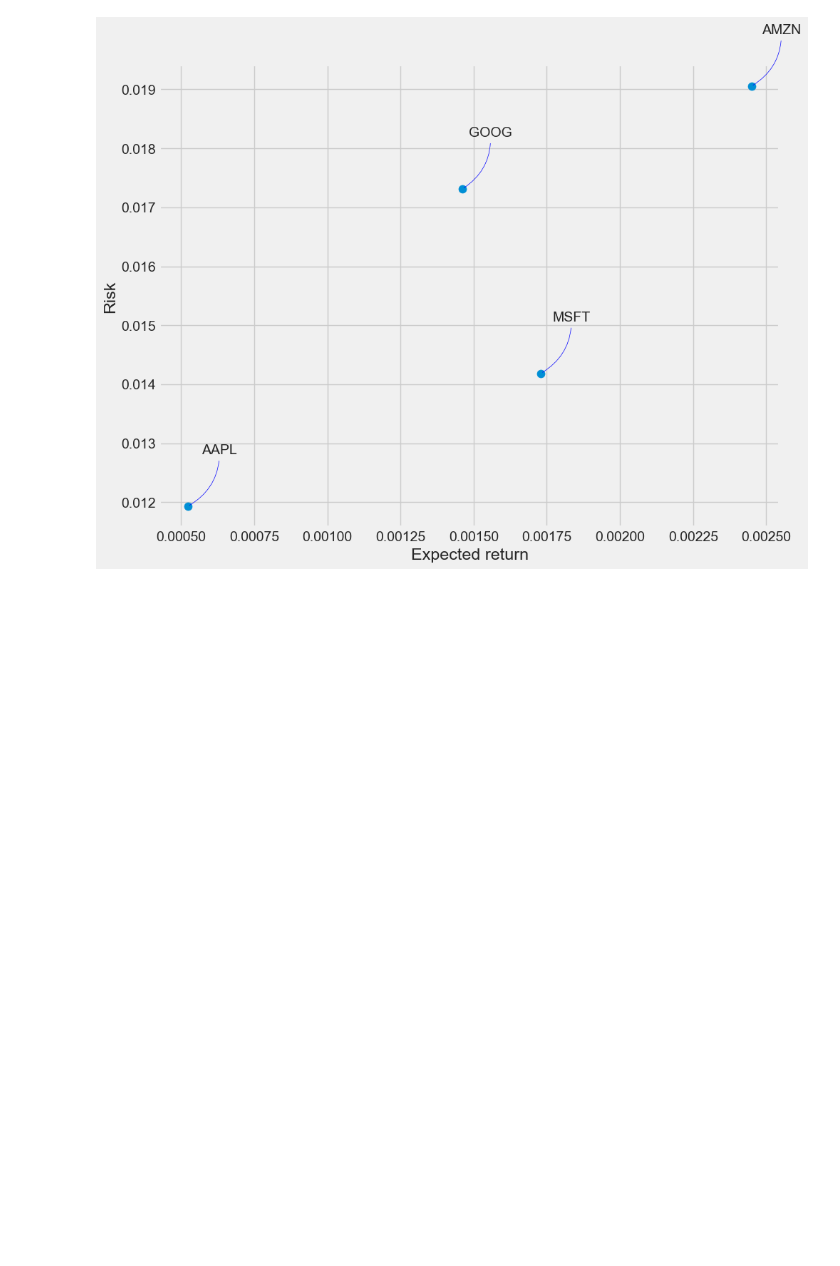
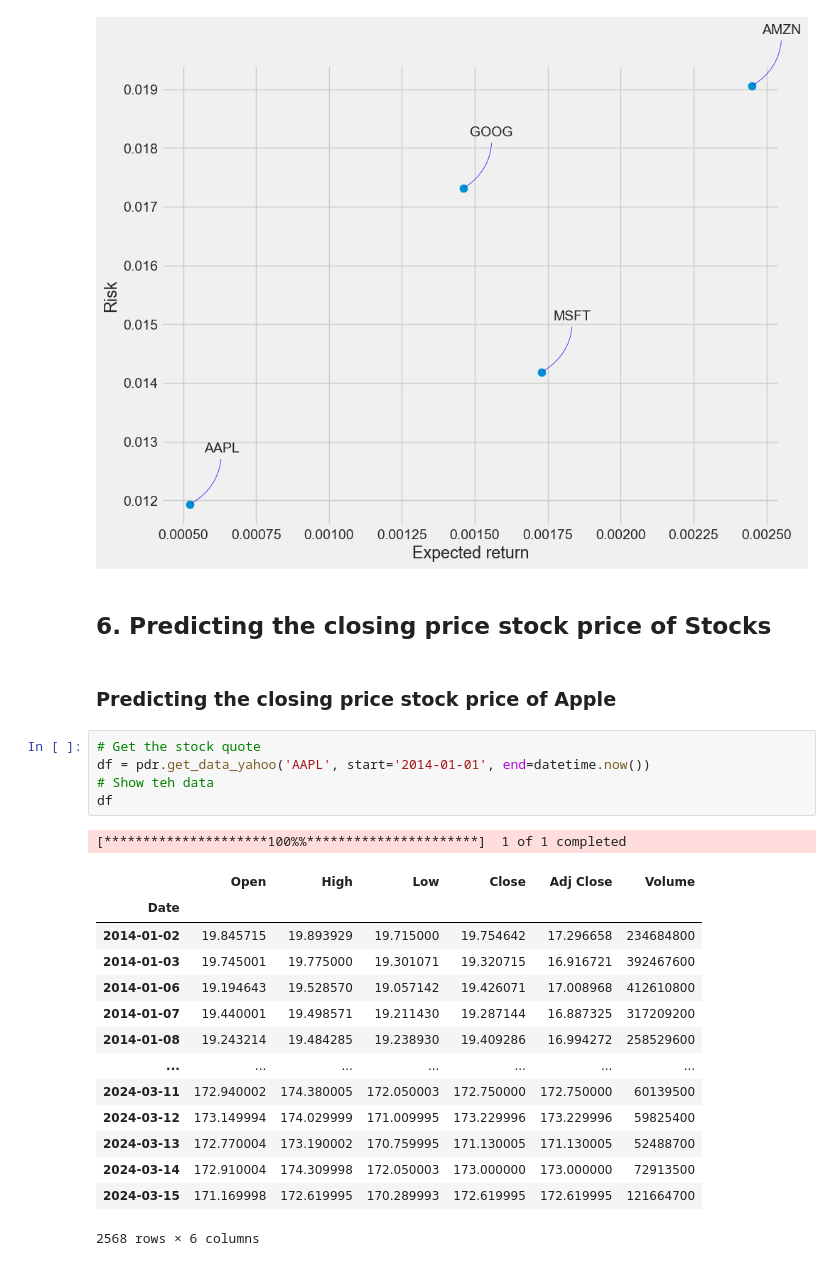
Before and after one commit to DURGABHAVANI66/Stock-Market-Analysis-and-Prediction-using-LSTM, a Jupyter notebook: code.ipynb, the cells around one changed output. Cells and saved outputs as stored; diff of their text form; blank space fills up the shorter version.

```diff
--- a/code.ipynb
+++ b/code.ipynb
@@ -490,3 +515,28 @@ for label, x, y in zip(rets.columns, rets.mean(), rets.std()):
                  arrowprops=dict(arrowstyle='-', color='blue', connectionstyle='arc3,rad=-0.3'))
 # %% [output]
 [figure]
+# %% [markdown]
+## 6.  Predicting the closing price stock price of Stocks
+# %% [markdown]
+### Predicting the closing price stock price of Apple
+# %%
+# Get the stock quote
+df = pdr.get_data_yahoo('AAPL', start='2014-01-01', end=datetime.now())
+# Show teh data
+df
+# %% [output]
+[*********************100%%**********************]  1 of 1 completed
+|  | Open | High | Low | Close | Adj Close | Volume |
+| Date |  |  |  |  |  |  |
+| 2014-01-02 | 19.845715 | 19.893929 | 19.715000 | 19.754642 | 17.296658 | 234684800 |
+| 2014-01-03 | 19.745001 | 19.775000 | 19.301071 | 19.320715 | 16.916721 | 392467600 |
+| 2014-01-06 | 19.194643 | 19.528570 | 19.057142 | 19.426071 | 17.008968 | 412610800 |
+| 2014-01-07 | 19.440001 | 19.498571 | 19.211430 | 19.287144 | 16.887325 | 317209200 |
+| 2014-01-08 | 19.243214 | 19.484285 | 19.238930 | 19.409286 | 16.994272 | 258529600 |
+| ... | ... | ... | ... | ... | ... | ... |
+| 2024-03-11 | 172.940002 | 174.380005 | 172.050003 | 172.750000 | 172.750000 | 60139500 |
+| 2024-03-12 | 173.149994 | 174.029999 | 171.009995 | 173.229996 | 173.229996 | 59825400 |
+| 2024-03-13 | 172.770004 | 173.190002 | 170.759995 | 171.130005 | 171.130005 | 52488700 |
+| 2024-03-14 | 172.910004 | 174.309998 | 172.050003 | 173.000000 | 173.000000 | 72913500 |
+| 2024-03-15 | 171.169998 | 172.619995 | 170.289993 | 172.619995 | 172.619995 | 121664700 |
+2568 rows × 6 columns
```
Also changed, not shown: parts of 29 cells of this notebook.
